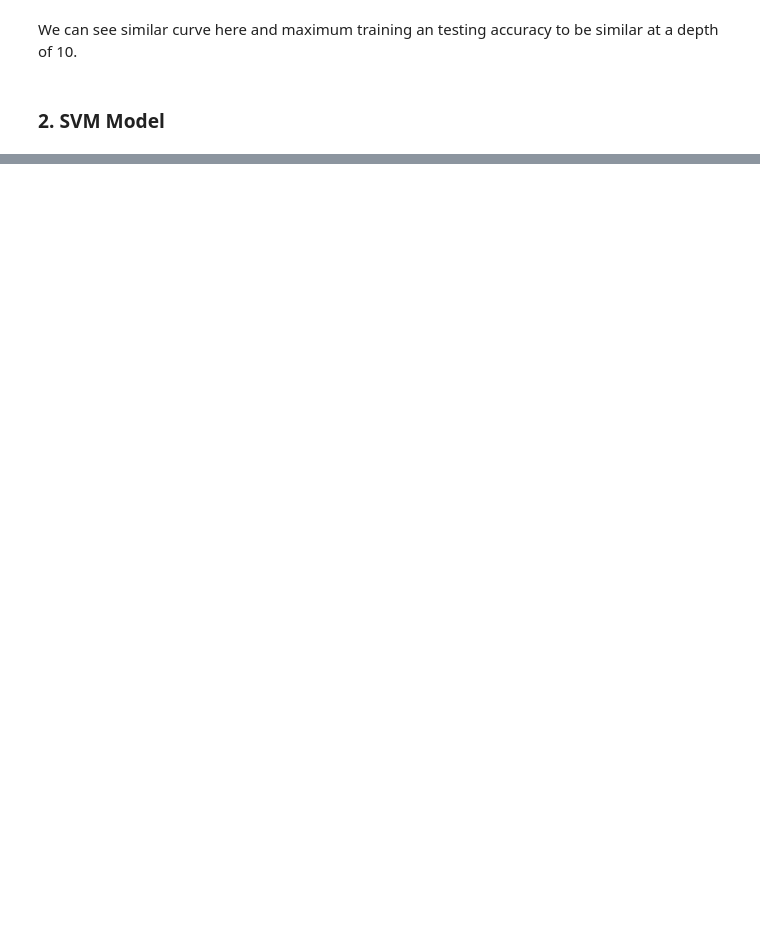
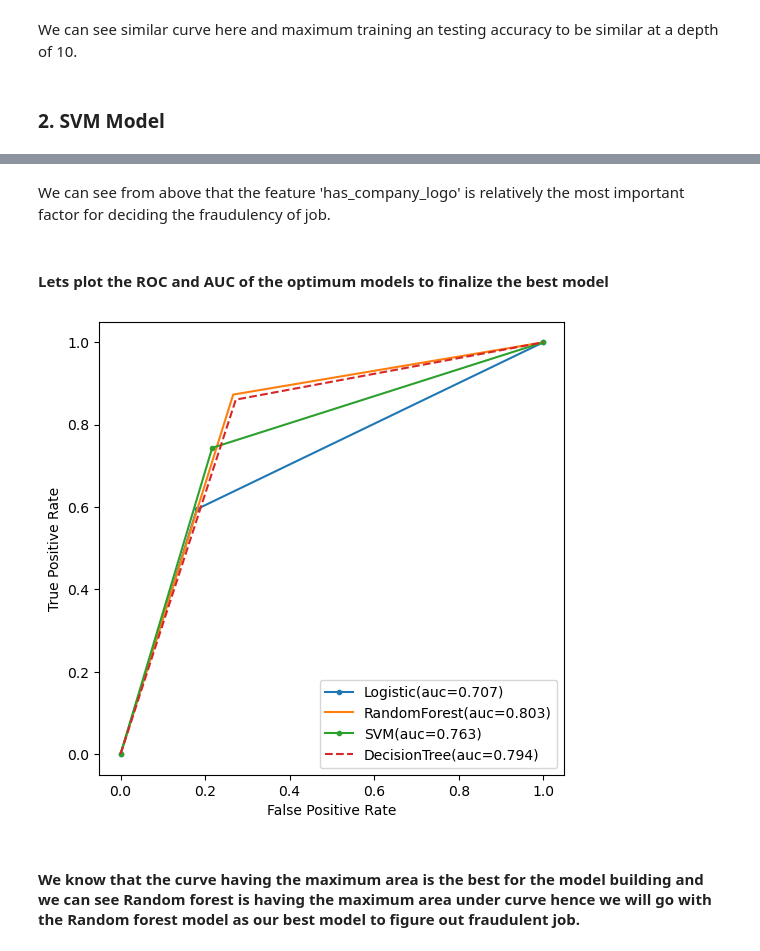
Before and after one commit to pritjee/Springboard, a Jupyter notebook: Fake_Job_prediction_modelling.ipynb, the cells around one changed output, grey strips where cells are left out. Cells and saved outputs as stored; diff of their text form; code cells hidden in the pictures; blank space fills up the shorter version.

```diff
--- a/Fake_Job_prediction_modelling.ipynb
+++ b/Fake_Job_prediction_modelling.ipynb
@@ -854,0 +906,3 @@ Hence we can see the best scores were for the rbf kernel but still the accuracy
+# %%
+lr=LogisticRegression()
+lr.fit(X_train,y_train)
@@ -854,0 +913,3 @@ Hence we can see the best scores were for the rbf kernel but still the accuracy
+# %%
+y_predict_lr=lr.predict(X_test)
+y_predict_lr
@@ -854,0 +952,14 @@ Hence we can see the best scores were for the rbf kernel but still the accuracy
+# %%
+clf = RandomForestClassifier(n_estimators=300, random_state = 1,n_jobs=-1)
+model_res = clf.fit(X_train, y_train)
+y_pred_RF = model_res.predict(X_test)
+y_pred_prob = model_res.predict_proba(X_test)
+lr_probs = y_pred_prob[:,1]
+ac = accuracy_score(y_test, y_pred_RF)
+
+f1 = f1_score(y_test, y_pred_RF, average='weighted')
+cm = confusion_matrix(y_test, y_pred_RF)
+
+print('Random Forest: Accuracy=%.3f' % (ac))
+
+print('Random Forest: f1-score=%.3f' % (f1))
@@ -854,0 +999,5 @@ Hence we can see the best scores were for the rbf kernel but still the accuracy
+# %% [markdown]
+We can see from above that the feature 'has_company_logo' is relatively the most important factor for deciding
+the fraudulency of job.
+# %% [markdown]
+#### Lets plot the ROC and AUC of the optimum models to finalize the best model
@@ -854,0 +1006,29 @@ Hence we can see the best scores were for the rbf kernel but still the accuracy
+# %%
+logistic_fpr,logistic_tpr,threshold=roc_curve(y_test,y_predict_lr)
+auc_logistic=auc(logistic_fpr,logistic_tpr)
+
+RF_fpr,RF_tpr,threshold=roc_curve(y_test,y_pred_RF)
+auc_RF=auc(RF_fpr,RF_tpr)
+
+svm_fpr,svm_tpr,threshold=roc_curve(y_test,y_predict_svm)
+auc_svm=auc(svm_fpr,svm_tpr)
+
+DT_fpr,DT_tpr,threshold=roc_curve(y_test,y_predict_DT)
+auc_DT=auc(DT_fpr,DT_tpr)
+
+plt.figure(figsize=(6,6),dpi=100)
+plt.plot(logistic_fpr,logistic_tpr,marker='.',label='Logistic(auc=%0.3f)'%auc_logistic)
+plt.plot(RF_fpr,RF_tpr,linestyle='-',label='RandomForest(auc=%0.3f)'%auc_RF)
+plt.plot(svm_fpr,svm_tpr,marker='.',label='SVM(auc=%0.3f)'%auc_svm)
+plt.plot(DT_fpr,DT_tpr,linestyle='--',label='DecisionTree(auc=%0.3f)'%auc_DT)
+
+plt.xlabel('False Positive Rate')
+plt.ylabel('True Positive Rate')
+
+plt.legend()
+
+plt.show()
+# %% [output]
+[figure, added]
+# %% [markdown]
+#### We know that the curve having the maximum area is the best for the model building and we can see Random forest is having the maximum area under curve hence we will go with the Random forest model as our best model to figure out fraudulent job.
```
Also changed, not shown: parts of 58 cells of this notebook.
